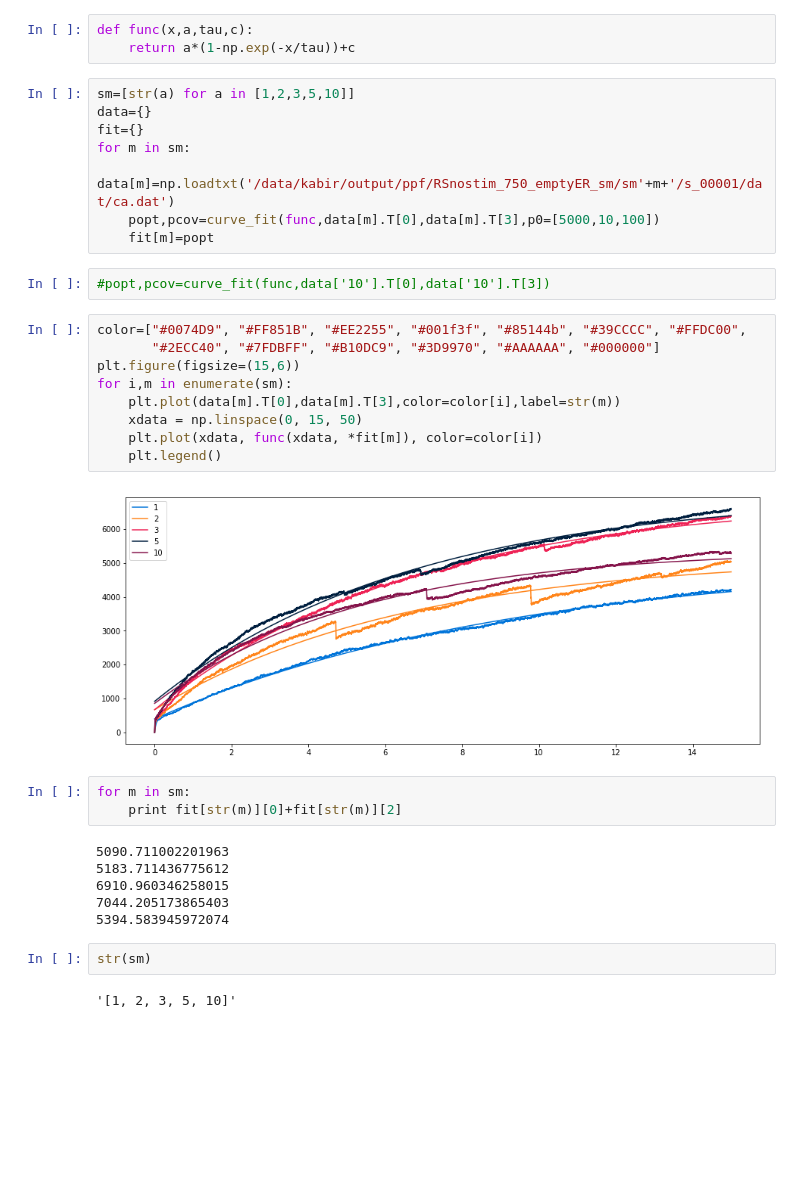
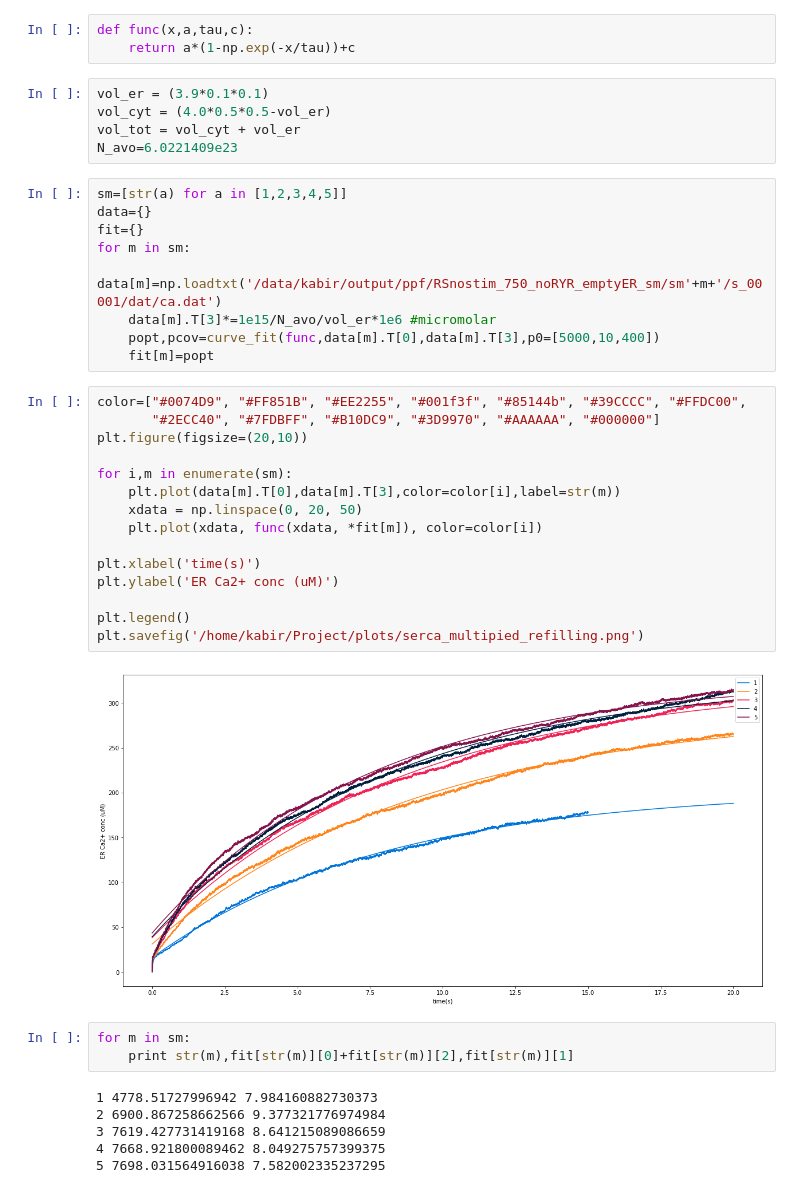
Before and after one commit to KabirDabholkar/tripartiteSynapse, a Jupyter notebook: tools/tools/serca_exponential_fit.ipynb, the cells around one changed output. Drawn from its saved outputs; the diff is of its cells as text; blank space fills up the shorter version.

```diff
--- a/tools/tools/serca_exponential_fit.ipynb
+++ b/tools/tools/serca_exponential_fit.ipynb
@@ -5,37 +5,43 @@ from scipy.optimize import curve_fit
 # %%
 def func(x,a,tau,c):
     return a*(1-np.exp(-x/tau))+c
+# %%
+vol_er = (3.9*0.1*0.1)
+vol_cyt = (4.0*0.5*0.5-vol_er)
+vol_tot = vol_cyt + vol_er
+N_avo=6.0221409e23
 # %%
-sm=[str(a) for a in [1,2,3,5,10]]
+sm=[str(a) for a in [1,2,3,4,5]]
 data={}
 fit={}
 for m in sm:
-    data[m]=np.loadtxt('/data/kabir/output/ppf/RSnostim_750_emptyER_sm/sm'+m+'/s_00001/dat/ca.dat')
-    popt,pcov=curve_fit(func,data[m].T[0],data[m].T[3],p0=[5000,10,100])
+    data[m]=np.loadtxt('/data/kabir/output/ppf/RSnostim_750_noRYR_emptyER_sm/sm'+m+'/s_00001/dat/ca.dat')
+    data[m].T[3]*=1e15/N_avo/vol_er*1e6 #micromolar
+    popt,pcov=curve_fit(func,data[m].T[0],data[m].T[3],p0=[5000,10,400])
     fit[m]=popt
-# %%
-#popt,pcov=curve_fit(func,data['10'].T[0],data['10'].T[3])
 # %%
 color=["#0074D9", "#FF851B", "#EE2255", "#001f3f", "#85144b", "#39CCCC", "#FFDC00",
        "#2ECC40", "#7FDBFF", "#B10DC9", "#3D9970", "#AAAAAA", "#000000"]
-plt.figure(figsize=(15,6))
+plt.figure(figsize=(20,10))
+
 for i,m in enumerate(sm):
     plt.plot(data[m].T[0],data[m].T[3],color=color[i],label=str(m))
-    xdata = np.linspace(0, 15, 50)
+    xdata = np.linspace(0, 20, 50)
     plt.plot(xdata, func(xdata, *fit[m]), color=color[i])
-    plt.legend()
+
+plt.xlabel('time(s)')
+plt.ylabel('ER Ca2+ conc (uM)')
+
+plt.legend()
+plt.savefig('/home/kabir/Project/plots/serca_multipied_refilling.png')
 # %% [output]
-[figure, old version]
+[figure, new version]
 # %%
 for m in sm:
-    print fit[str(m)][0]+fit[str(m)][2]
+    print str(m),fit[str(m)][0]+fit[str(m)][2],fit[str(m)][1]
 # %% [output]
-5090.711002201963
-5183.711436775612
-6910.960346258015
-7044.205173865403
-5394.583945972074
+1 4778.51727996942 7.984160882730373
+2 6900.867258662566 9.377321776974984
+3 7619.427731419168 8.641215089086659
+4 7668.921800089462 8.049275757399375
+5 7698.031564916038 7.582002335237295
-# %%
-str(sm)
-# %% [output]
-'[1, 2, 3, 5, 10]'
```
Also changed, not shown: parts of 3 cells of this notebook, 4 other files.
